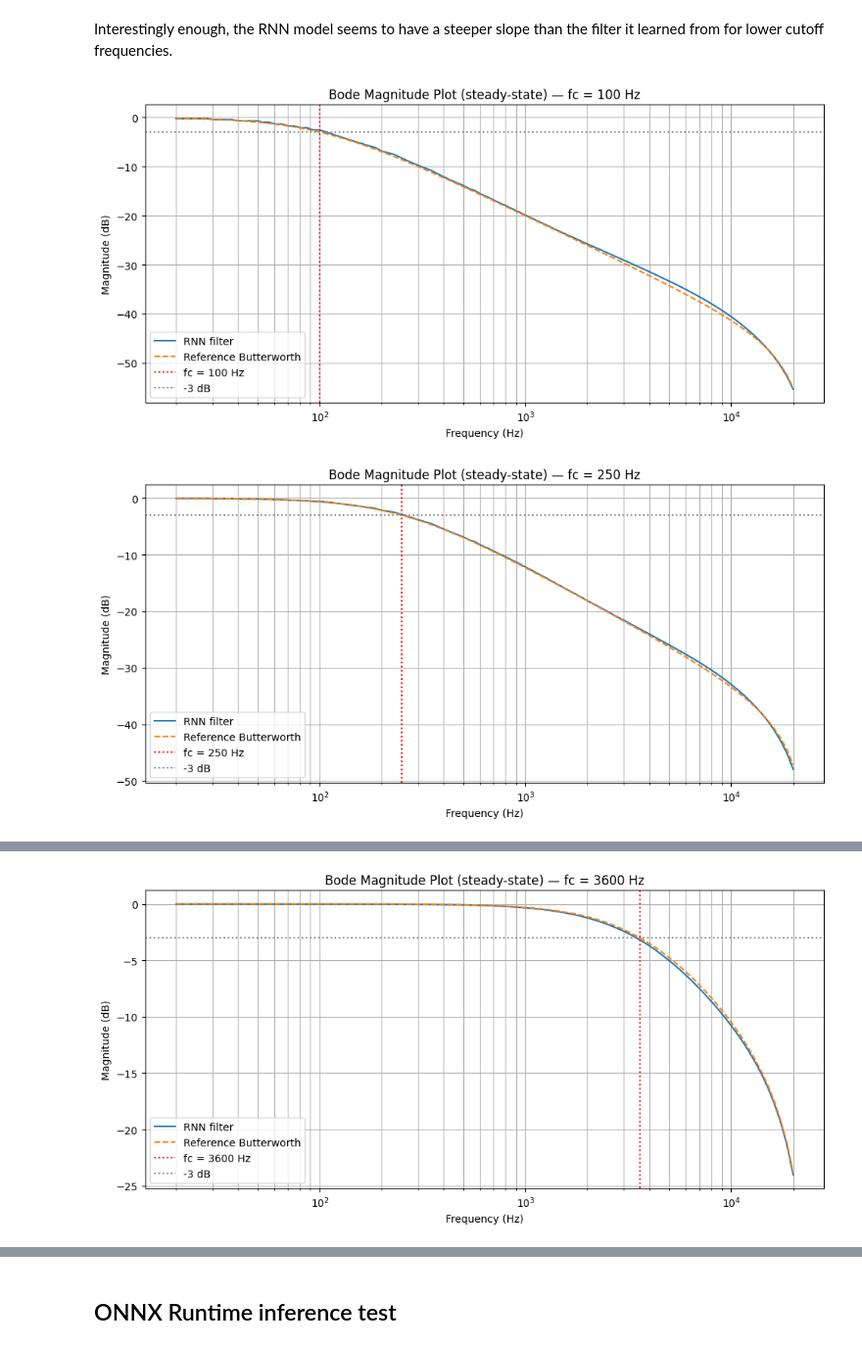
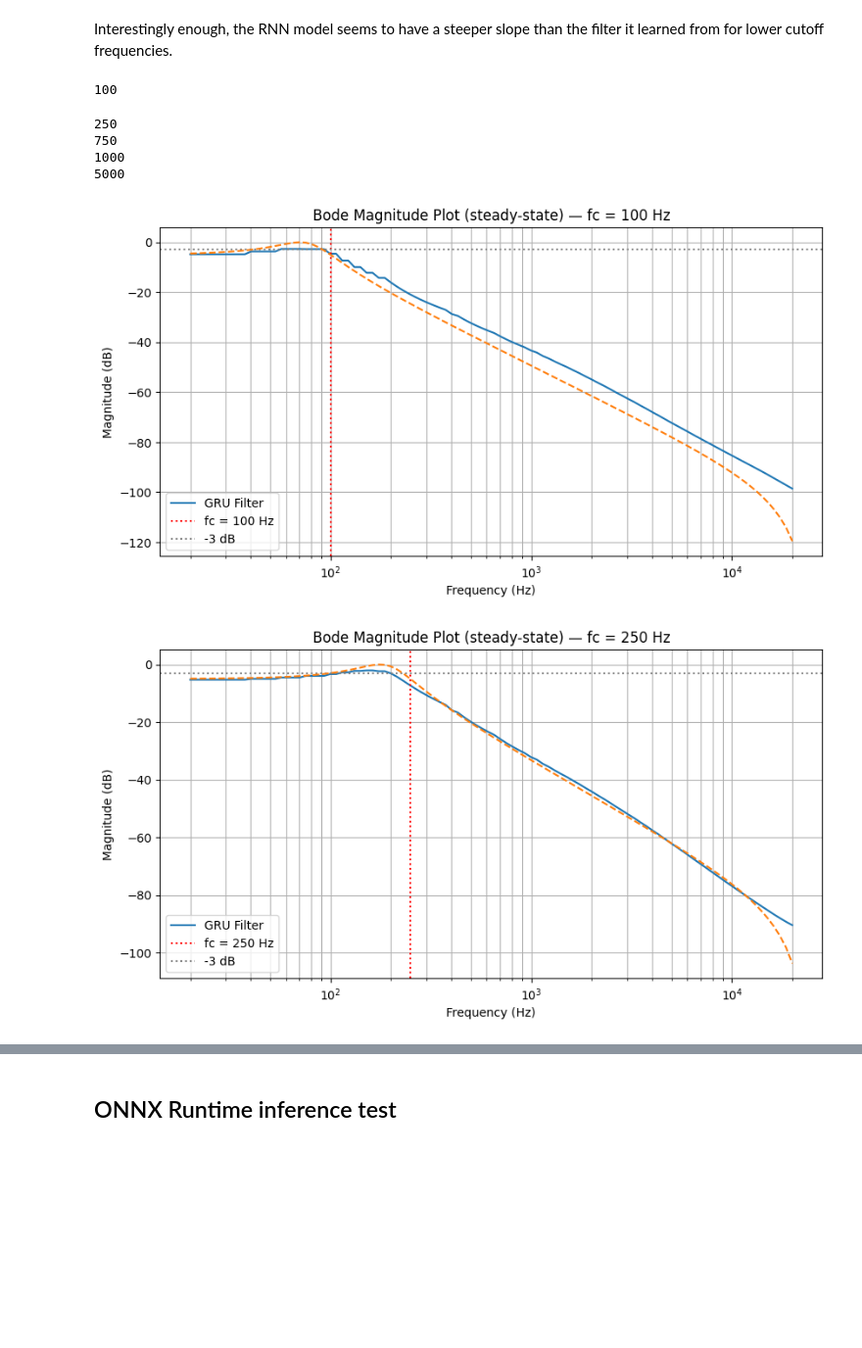
Before and after one commit to grybouilli/first-order-lowpass-GRU, a Jupyter notebook: model_eval.ipynb, the cells around one changed output, grey strips where cells are left out. Shown at 98% size. Cells and saved outputs as stored; diff of their text form; code cells hidden in the pictures; blank space fills up the shorter version.

Commit message:
feat: model eval

```diff
--- a/model_eval.ipynb
+++ b/model_eval.ipynb
@@ -235,8 +227,41 @@ def plot_bode_so(
     plt.tight_layout()
     plt.show()
 # %%
-for fc in [100, 250, 750, 1000, 2500, 3600, 5000]:
-    plot_bode_so(filter_rnn, fc, buffer_size, sample_rate, buffer_count=50)
+import torch
+import importlib
+import analysis_tools as at
+importlib.reload(at)
+hidden_size = 128
+num_layers = 2
+buffer_size = 256
+sample_rate = 48000
+checkpoint_folder = "checkpoints-8"
+dataset_folder = "dataset-1"
+dataset_size = 599
+
+state = torch.load(
+    "cheby1_lp_2_bfs_1024/best.pt", map_location=torch.device("cpu")
+)
+# Strip the _orig_mod. prefix added by torch.compile
+state_dict = {
+    k.replace("_orig_mod.", ""): v for k, v in state["model_state_dict"].items()
+}
+
+filter_rnn = LowpassRNN(hidden_size, num_layers)
+filter_rnn.load_state_dict(state_dict)
+filter_rnn.eval()
+order = 2
+for fc in [100, 250, 750, 1000, 5000]:
+    print(fc)
+    # plot_bode_so(filter_rnn, fc, buffer_size, sample_rate, buffer_count=50)
+    fig, axes = at.plot_bode_GRU(filter_rnn, fc, buffer_size, sample_rate, show=False)
+    at.plot_cheby_into(axes, fc, order, 5, sample_rate)
+    fig.show()
 # %% [output]
+100
+250
+750
+1000
+5000
-[figure, old version]
+[figure, new version]
-[figure, old version]
+[figure, new version]
@@ -246 +270,0 @@ for fc in [100, 250, 750, 1000, 2500, 3600, 5000]:
-[figure, removed]
```
Also changed, not shown: parts of 14 cells of this notebook.
